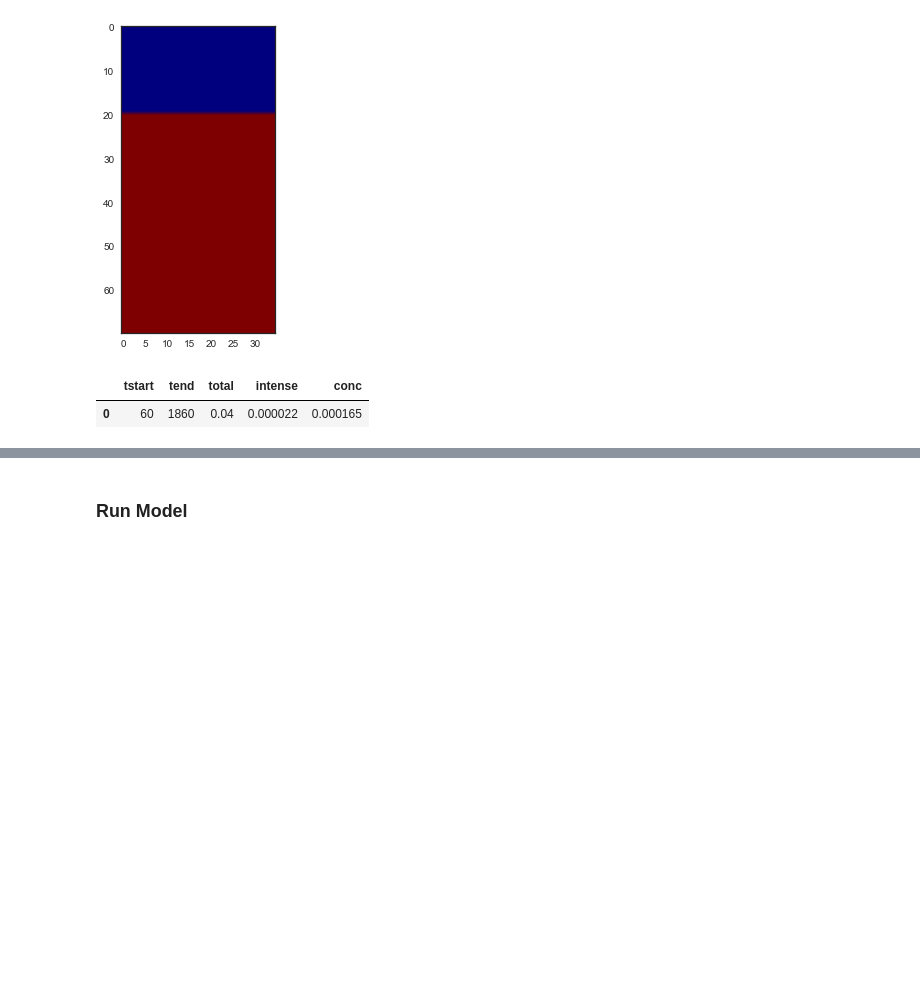
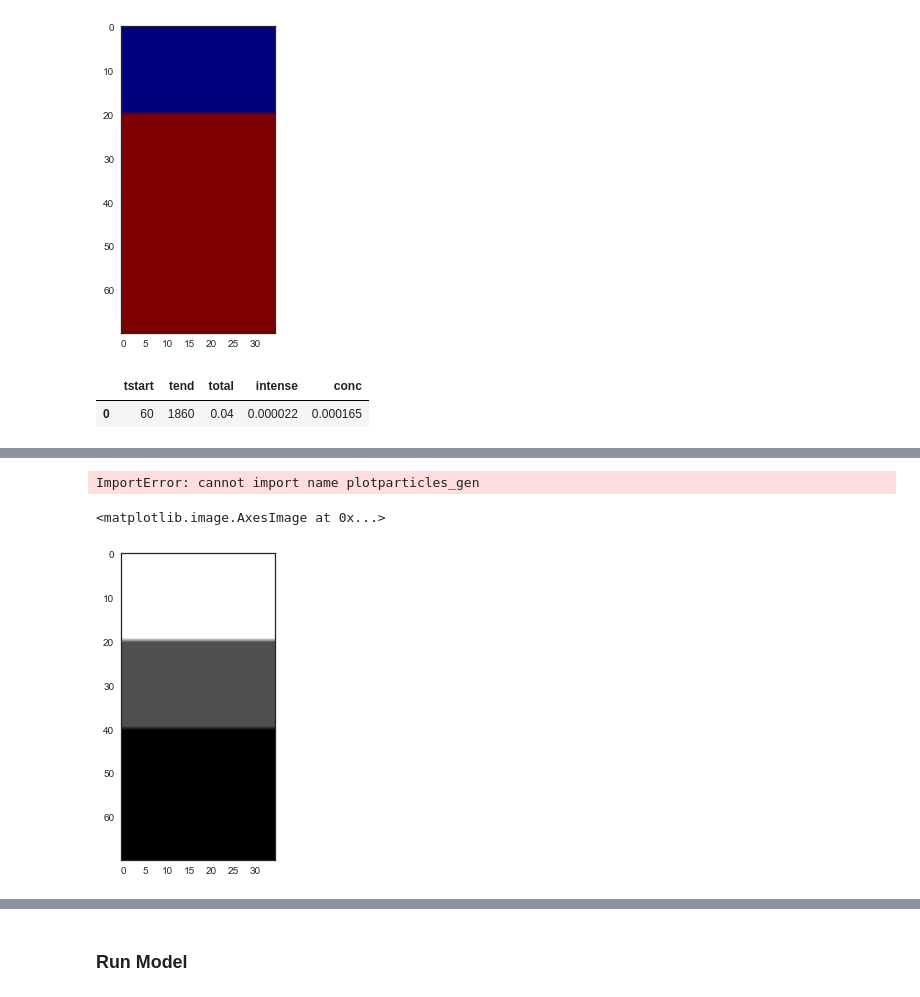
Before and after one commit to cojacoo/wollef_F1, a Jupyter notebook: echoRD2D_Wollef_restart.ipynb, the cells around one changed output, grey strips where cells are left out. Cells and saved outputs as stored; diff of their text form; code cells hidden in the pictures; blank space fills up the shorter version.

```diff
--- a/echoRD2D_Wollef_restart.ipynb
+++ b/echoRD2D_Wollef_restart.ipynb
@@ -135,0 +130,10 @@ mc.prects=False
+# %%
+from hydro_tools import plotparticles_gen
+plotparticles_gen(particles,mc,pdyn,vG,runname,0.,i,fsize=(3.6, 9),w_rat=[4,1.1],h_rat=[1,9],saving=False,relative=False)
+# %% [output]
+ImportError: cannot import name plotparticles_gen
+# %%
+imshow(np.reshape(particles.cell.value_counts().sort_index().values,np.shape(thS)))
+# %% [output]
+<matplotlib.image.AxesImage at 0x...>
+[figure, added]
```
Also changed, not shown: parts of 13 cells of this notebook, 11 other files.
